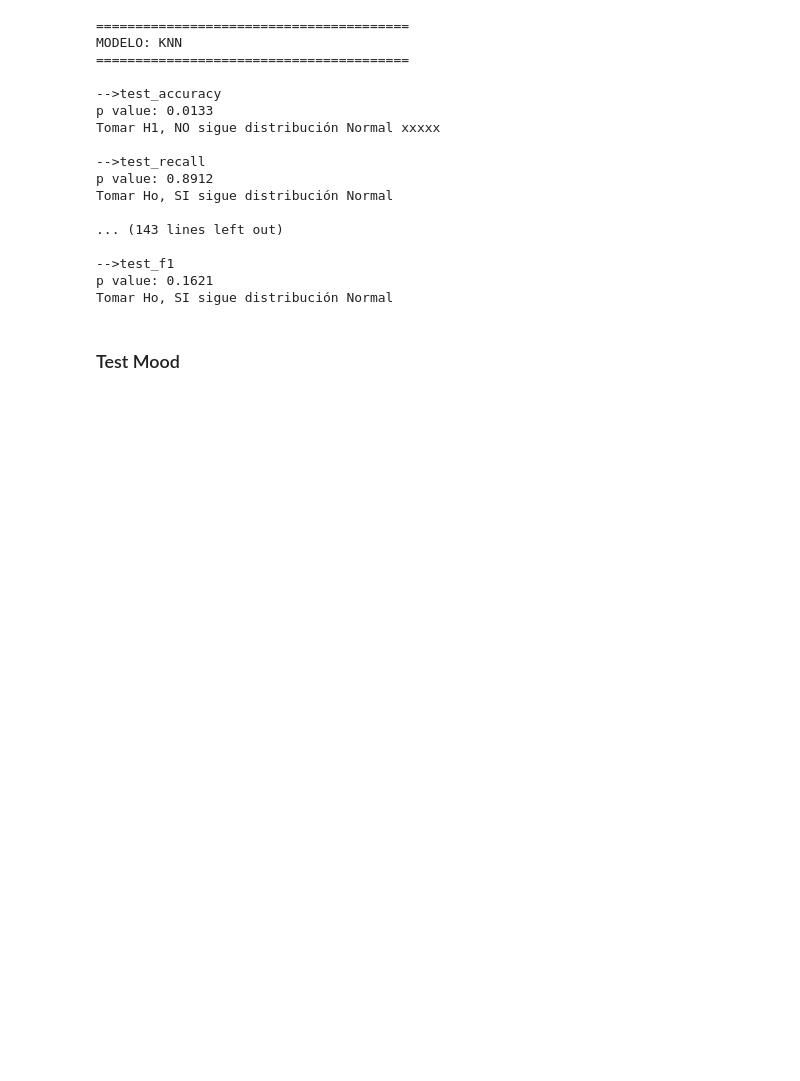
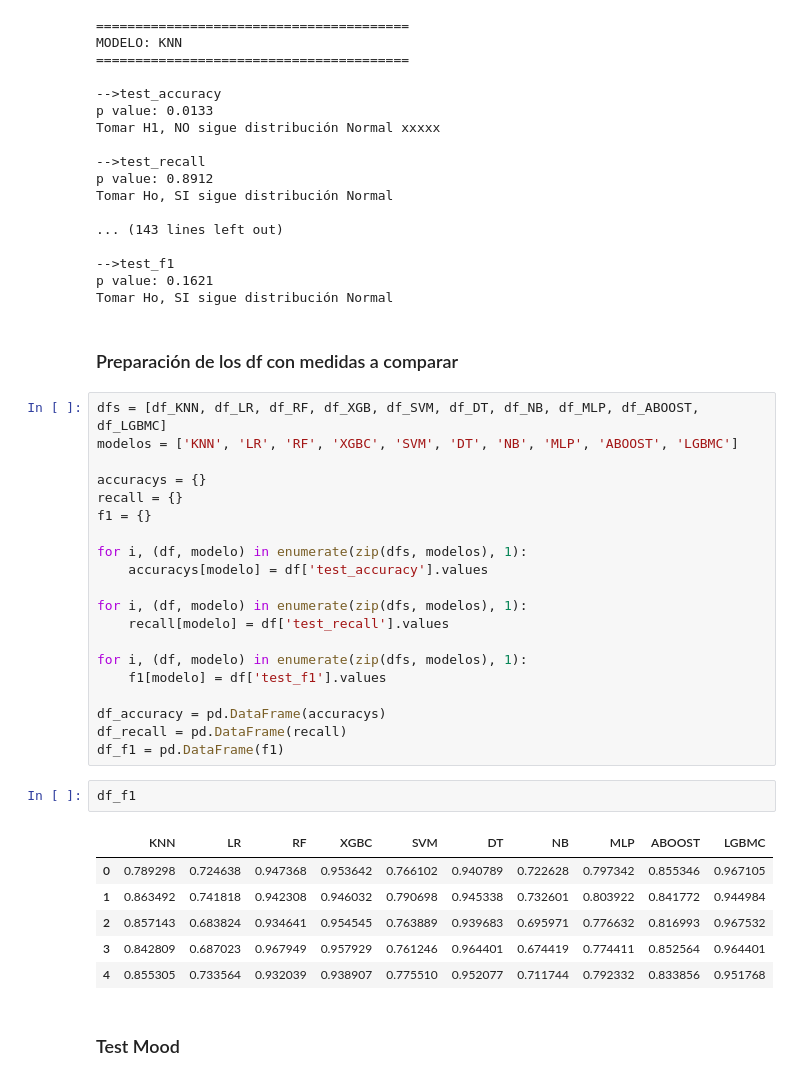
Before and after one commit to JairRamosG/T-cnicas-avanzadas-de-Clasificaci-n-de-Patrones, a Jupyter notebook: Tarea8 - Pruebas Estadisticas/modelos.ipynb, the cells around one changed output. Cells and saved outputs as stored; diff of their text form; blank space fills up the shorter version.

Commit message:
Test Mood completo

```diff
--- a/Tarea8 - Pruebas Estadisticas/modelos.ipynb
+++ b/Tarea8 - Pruebas Estadisticas/modelos.ipynb
@@ -432,5 +437,36 @@ Tomar Ho, SI sigue distribución Normal
 -->test_f1
 p value: 0.1621
 Tomar Ho, SI sigue distribución Normal
+# %% [markdown]
+### Preparación de los df con medidas a comparar
+# %%
+dfs = [df_KNN, df_LR, df_RF, df_XGB, df_SVM, df_DT, df_NB, df_MLP, df_ABOOST, df_LGBMC]
+modelos = ['KNN', 'LR', 'RF', 'XGBC', 'SVM', 'DT', 'NB', 'MLP', 'ABOOST', 'LGBMC']
+
+accuracys = {}
+recall = {}
+f1 = {}
+
+for i, (df, modelo) in enumerate(zip(dfs, modelos), 1):
+    accuracys[modelo] = df['test_accuracy'].values
+
+for i, (df, modelo) in enumerate(zip(dfs, modelos), 1):
+    recall[modelo] = df['test_recall'].values
+
+for i, (df, modelo) in enumerate(zip(dfs, modelos), 1):
+    f1[modelo] = df['test_f1'].values
+
+df_accuracy = pd.DataFrame(accuracys)
+df_recall = pd.DataFrame(recall)
+df_f1 = pd.DataFrame(f1)
+# %%
+df_f1
+# %% [output]
+|  | KNN | LR | RF | XGBC | SVM | DT | NB | MLP | ABOOST | LGBMC |
+| 0 | 0.789298 | 0.724638 | 0.947368 | 0.953642 | 0.766102 | 0.940789 | 0.722628 | 0.797342 | 0.855346 | 0.967105 |
+| 1 | 0.863492 | 0.741818 | 0.942308 | 0.946032 | 0.790698 | 0.945338 | 0.732601 | 0.803922 | 0.841772 | 0.944984 |
+| 2 | 0.857143 | 0.683824 | 0.934641 | 0.954545 | 0.763889 | 0.939683 | 0.695971 | 0.776632 | 0.816993 | 0.967532 |
+| 3 | 0.842809 | 0.687023 | 0.967949 | 0.957929 | 0.761246 | 0.964401 | 0.674419 | 0.774411 | 0.852564 | 0.964401 |
+| 4 | 0.855305 | 0.733564 | 0.932039 | 0.938907 | 0.775510 | 0.952077 | 0.711744 | 0.792332 | 0.833856 | 0.951768 |
 # %% [markdown]
 ### Test Mood
```
Also changed, not shown: parts of 13 cells of this notebook.
